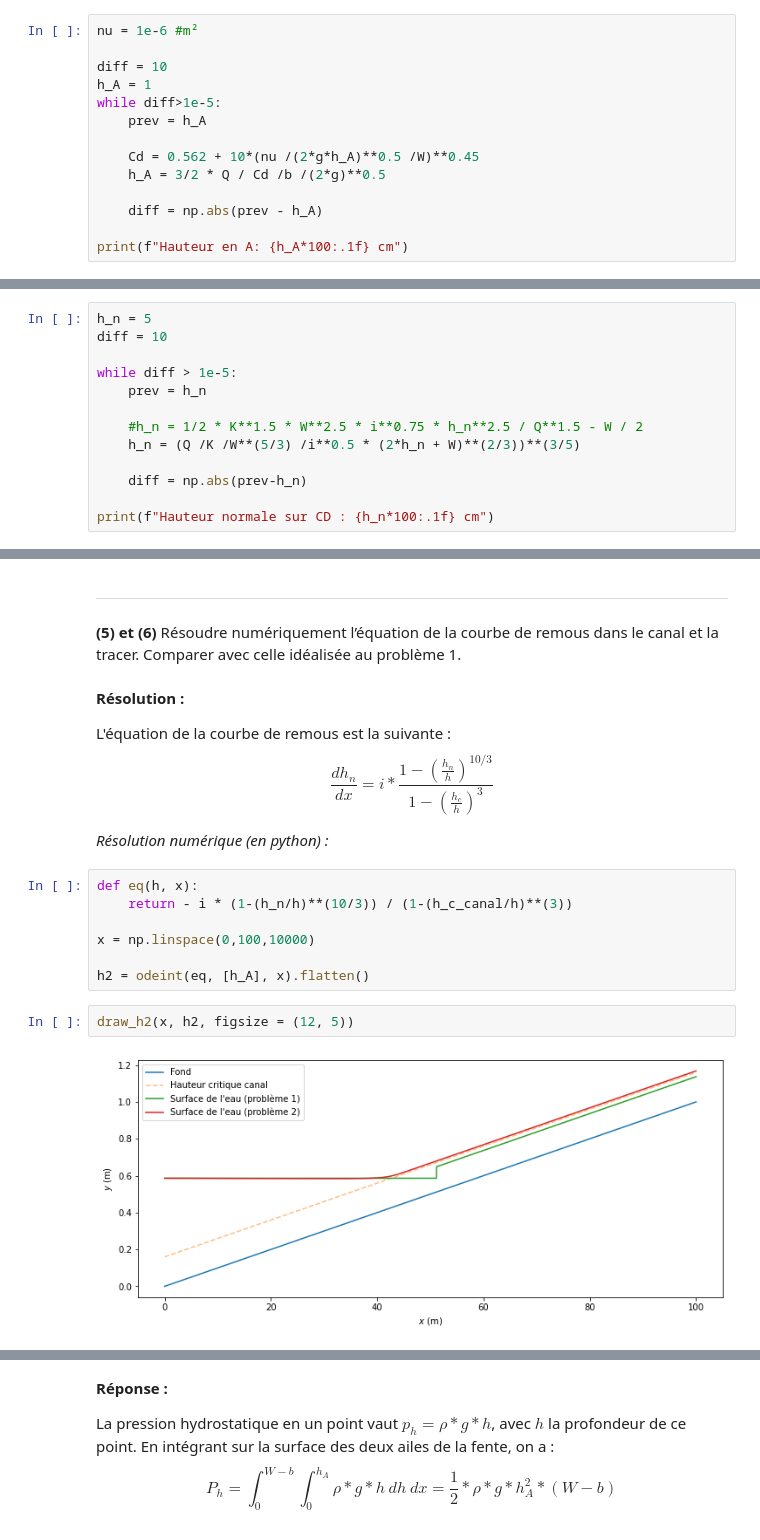
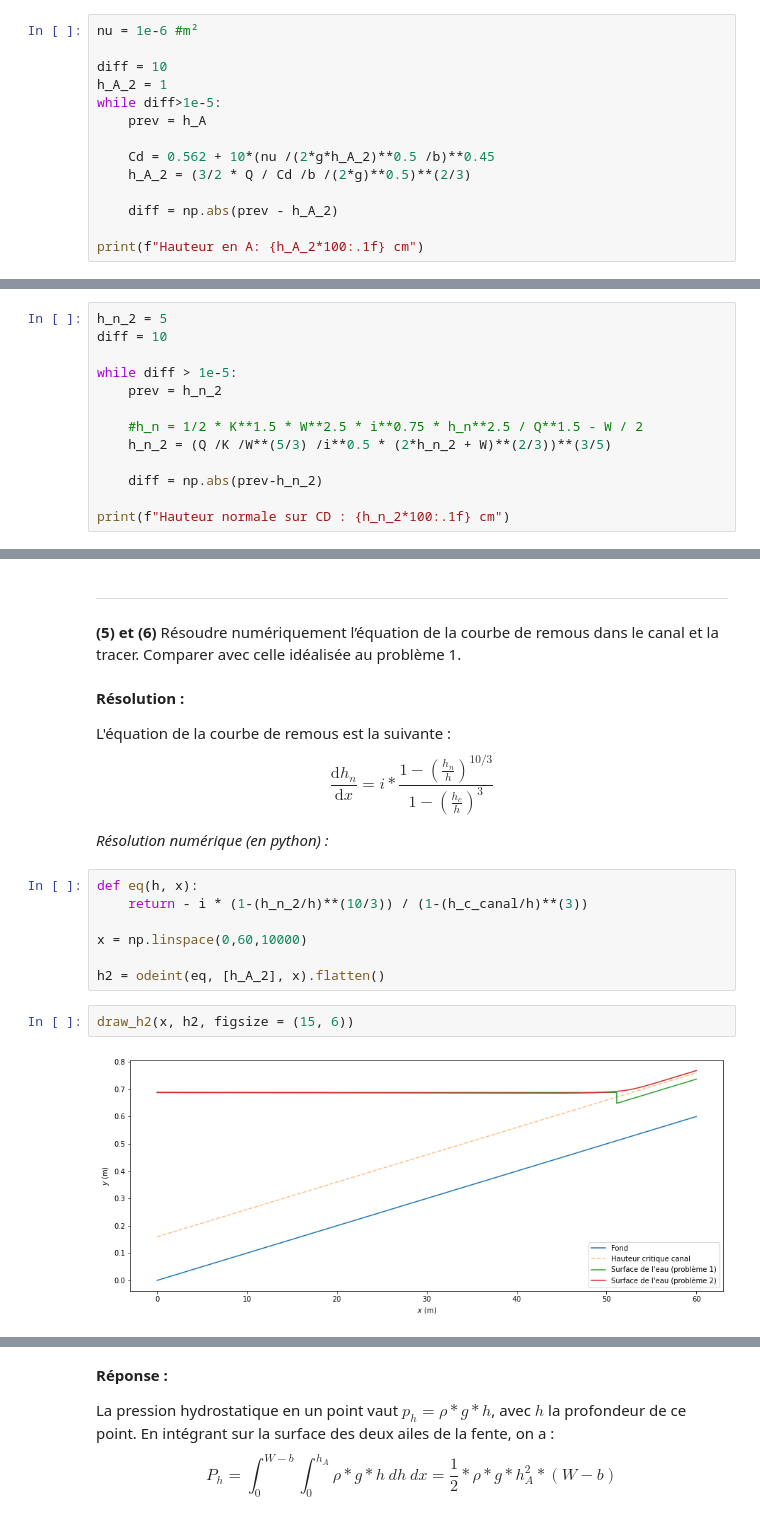
Before and after one commit to merlebleue/MecaPlouf, a Jupyter notebook: Examen2021inter.ipynb, the cells around one changed output, grey strips where cells are left out. Drawn from its saved outputs; the diff is of its cells as text.

```diff
--- a/Examen2021inter.ipynb
+++ b/Examen2021inter.ipynb
@@ -290,14 +290,14 @@ $$h_A = \frac{3}{2} \frac{Q}{C_d b \sqrt{2g}}$$
 nu = 1e-6 #m²
 
 diff = 10
-h_A = 1
+h_A_2 = 1
 while diff>1e-5:
     prev = h_A
 
-    Cd = 0.562 + 10*(nu /(2*g*h_A)**0.5 /W)**0.45
-    h_A = 3/2 * Q / Cd /b /(2*g)**0.5
+    Cd = 0.562 + 10*(nu /(2*g*h_A_2)**0.5 /b)**0.45
+    h_A_2 = (3/2 * Q / Cd /b /(2*g)**0.5)**(2/3)
 
-    diff = np.abs(prev - h_A)
+    diff = np.abs(prev - h_A_2)
 
-print(f"Hauteur en A: {h_A*100:.1f} cm")
+print(f"Hauteur en A: {h_A_2*100:.1f} cm")
 # %% [output]
@@ -344,17 +344,17 @@ $$
 
 *Application Numérique :*
 # %%
-h_n = 5
+h_n_2 = 5
 diff = 10
 
 while diff > 1e-5:
-    prev = h_n
+    prev = h_n_2
 
     #h_n = 1/2 * K**1.5 * W**2.5 * i**0.75 * h_n**2.5 / Q**1.5 - W / 2
-    h_n = (Q /K /W**(5/3) /i**0.5 * (2*h_n + W)**(2/3))**(3/5)
+    h_n_2 = (Q /K /W**(5/3) /i**0.5 * (2*h_n_2 + W)**(2/3))**(3/5)
 
-    diff = np.abs(prev-h_n)
+    diff = np.abs(prev-h_n_2)
 
-print(f"Hauteur normale sur CD : {h_n*100:.1f} cm")
+print(f"Hauteur normale sur CD : {h_n_2*100:.1f} cm")
 # %% [output]
 Hauteur normale sur CD : 16.8 cm
@@ -383,20 +381,20 @@ problème 1.
 # %% [markdown]
 **Résolution :**
 
-L'équation de la courbe de remous est la suivante : $$ \frac{dh_n}{dx} = i * \frac{1- \left ( \frac{h_n}{h} \right )^{10/3}}{1- \left ( \frac{h_c}{h} \right )^{3}} $$
+L'équation de la courbe de remous est la suivante : $$ \frac{\mathrm{d}h_n}{\mathrm{d}x} = i * \frac{1- \left ( \frac{h_n}{h} \right )^{10/3}}{1- \left ( \frac{h_c}{h} \right )^{3}} $$
 
 *Résolution numérique (en python) :*
 # %%
 def eq(h, x):
-    return - i * (1-(h_n/h)**(10/3)) / (1-(h_c_canal/h)**(3))
+    return - i * (1-(h_n_2/h)**(10/3)) / (1-(h_c_canal/h)**(3))
 
-x = np.linspace(0,100,10000)
+x = np.linspace(0,60,10000)
 
-h2 = odeint(eq, [h_A], x).flatten()
+h2 = odeint(eq, [h_A_2], x).flatten()
 # %%
-draw_h2(x, h2, figsize = (12, 5))
+draw_h2(x, h2, figsize = (15, 6))
 # %% [output]
-[figure, old version]
+[figure, new version]
 # %% [markdown]
 ***
 ***
```
Also changed, not shown: parts of 22 cells of this notebook.
